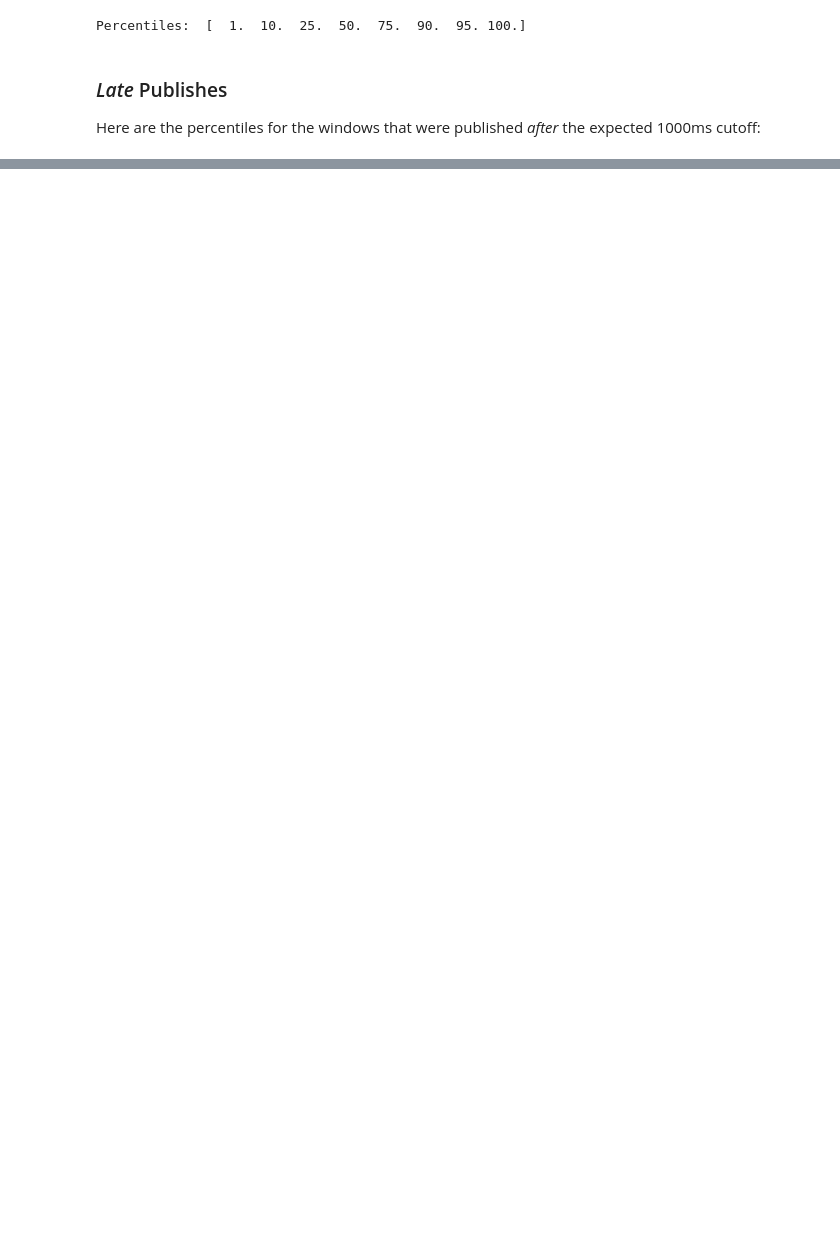
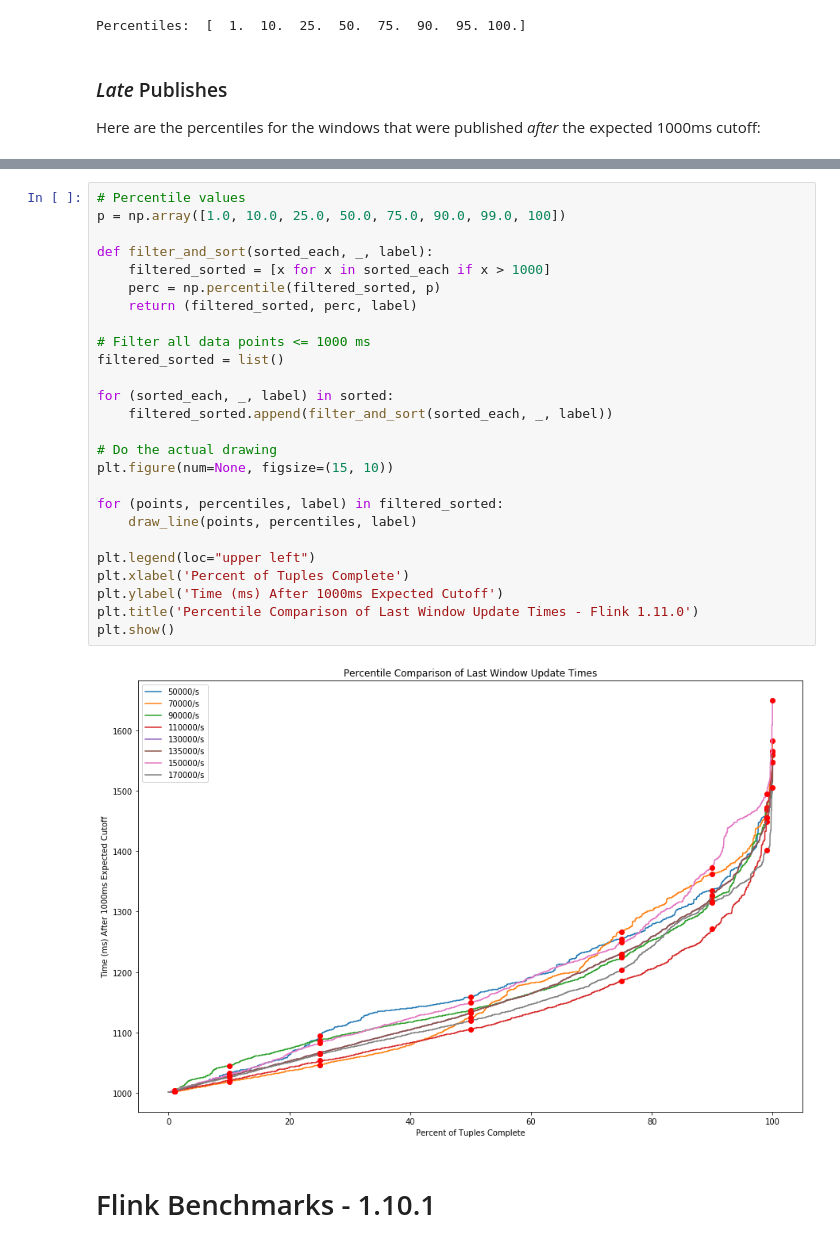
Before and after one commit to yahoo/streaming-benchmarks, a Jupyter notebook: pynotebooks/Benchmark_combined.ipynb, the cells around one changed output, grey strips where cells are left out. Drawn from its saved outputs; the diff is of its cells as text; blank space fills up the shorter version.

```diff
--- a/pynotebooks/Benchmark_combined.ipynb
+++ b/pynotebooks/Benchmark_combined.ipynb
@@ -148,0 +225,30 @@ plt.show()
+# %%
+# Percentile values
+p = np.array([1.0, 10.0, 25.0, 50.0, 75.0, 90.0, 99.0, 100])
+
+def filter_and_sort(sorted_each, _, label):
+    filtered_sorted = [x for x in sorted_each if x > 1000]
+    perc = np.percentile(filtered_sorted, p)
+    return (filtered_sorted, perc, label)
+
+# Filter all data points <= 1000 ms
+filtered_sorted = list()
+
+for (sorted_each, _, label) in sorted:
+    filtered_sorted.append(filter_and_sort(sorted_each, _, label))
+
+# Do the actual drawing
+plt.figure(num=None, figsize=(15, 10))
+
+for (points, percentiles, label) in filtered_sorted:
+    draw_line(points, percentiles, label)
+
+plt.legend(loc="upper left")
+plt.xlabel('Percent of Tuples Complete')
+plt.ylabel('Time (ms) After 1000ms Expected Cutoff')
+plt.title('Percentile Comparison of Last Window Update Times - Flink 1.11.0')
+plt.show()
+# %% [output]
+[figure, added]
+# %% [markdown]
+# Flink Benchmarks - 1.10.1
```
Also changed, not shown: parts of 42 cells of this notebook, 18 other files.
